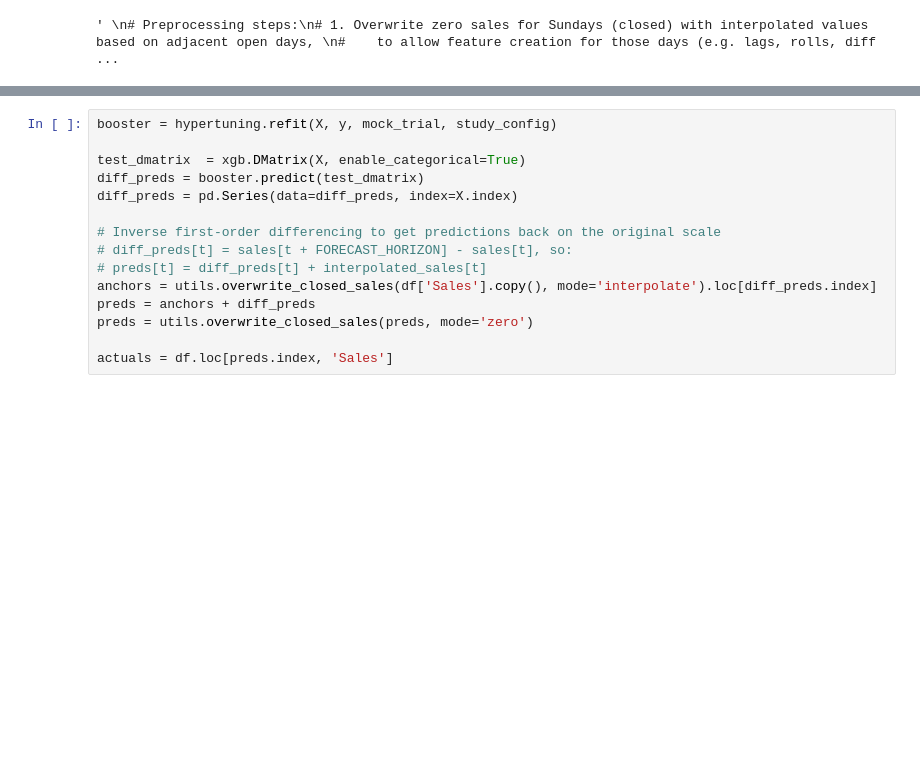
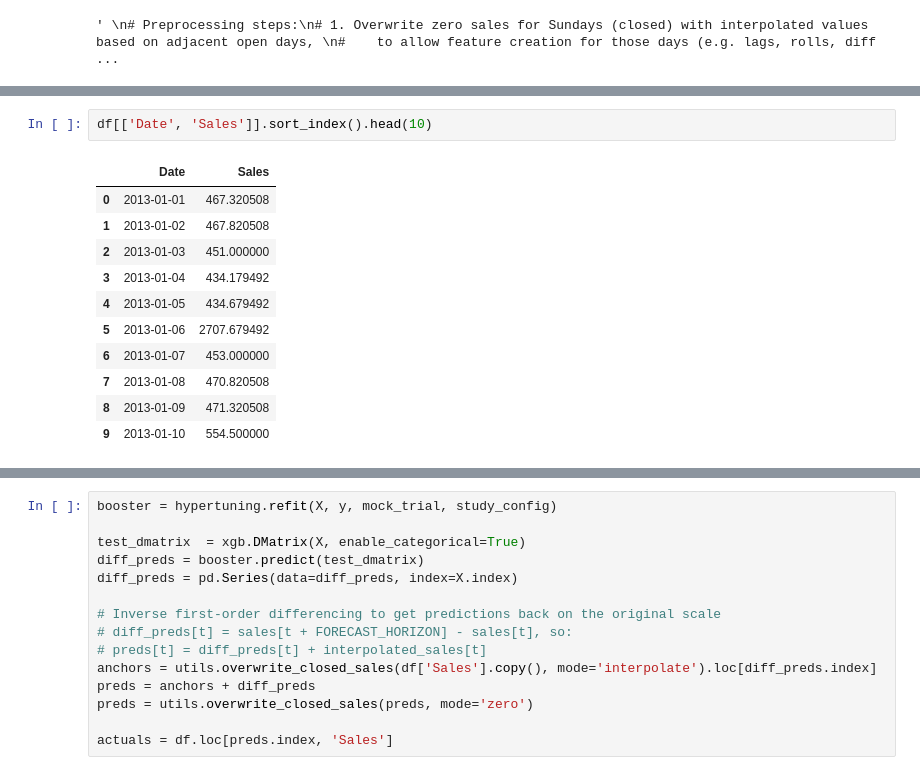
Before and after one commit to Miltos-90/Rossmann_Store_Sales_Forecasting, a Jupyter notebook: test_pipeline.ipynb, the cells around one changed output, grey strips where cells are left out. Drawn from its saved outputs; the diff is of its cells as text; blank space fills up the shorter version.

```diff
--- a/test_pipeline.ipynb
+++ b/test_pipeline.ipynb
@@ -249,0 +278,14 @@ np.float64(43.651472025688385)
+# %%
+df[['Date', 'Sales']].sort_index().head(10)
+# %% [output]
+|  | Date | Sales |
+| 0 | 2013-01-01 | 467.320508 |
+| 1 | 2013-01-02 | 467.820508 |
+| 2 | 2013-01-03 | 451.000000 |
+| 3 | 2013-01-04 | 434.179492 |
+| 4 | 2013-01-05 | 434.679492 |
+| 5 | 2013-01-06 | 2707.679492 |
+| 6 | 2013-01-07 | 453.000000 |
+| 7 | 2013-01-08 | 470.820508 |
+| 8 | 2013-01-09 | 471.320508 |
+| 9 | 2013-01-10 | 554.500000 |
```
Also changed, not shown: parts of 5 cells of this notebook, 14 other files.
